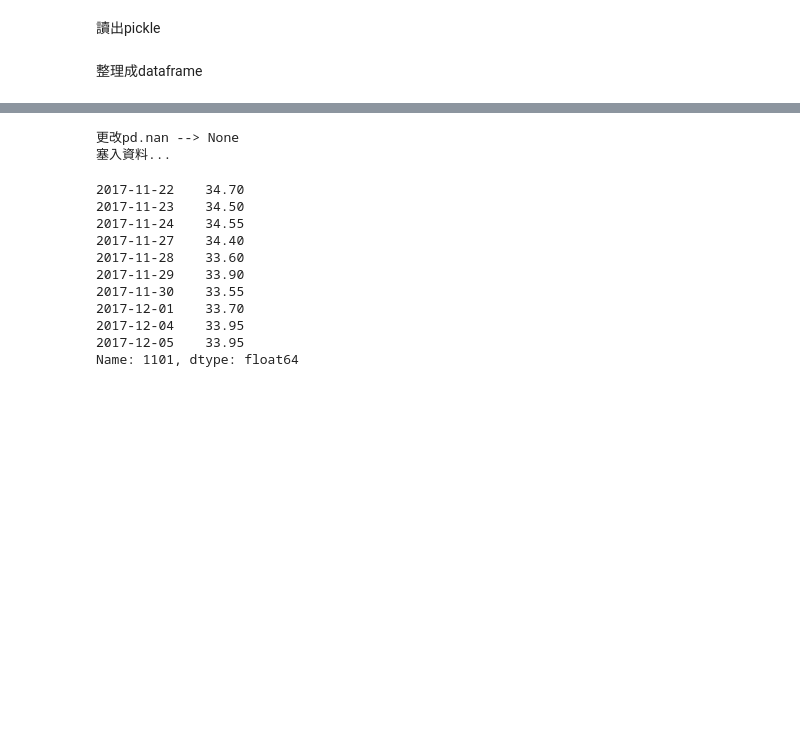
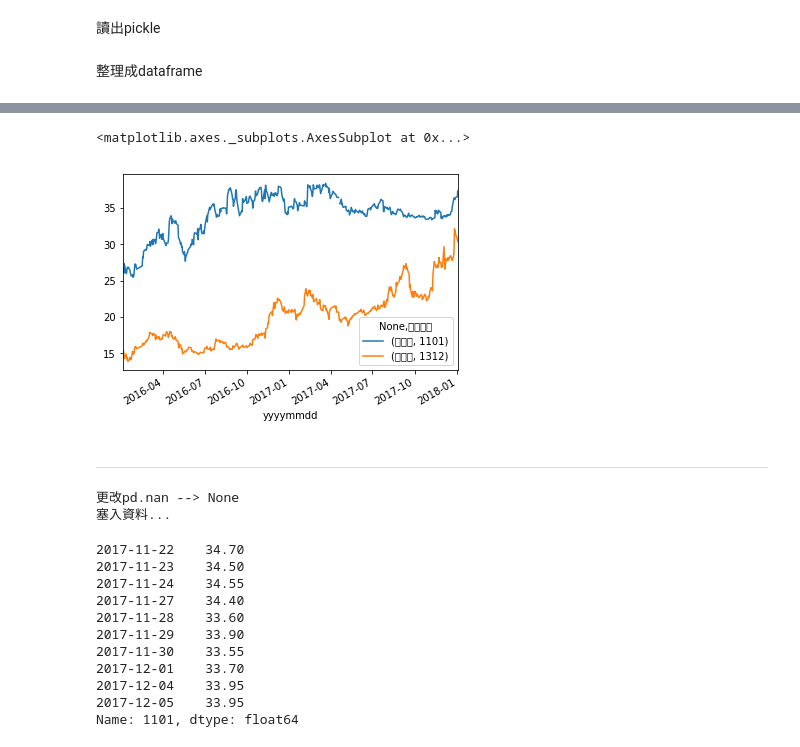
Before and after one commit to ihongChen/StockLab, a Jupyter notebook: twse_analysis.ipynb, the cells around one changed output, grey strips where cells are left out. Saved outputs shown, nothing was run; the diff lists cells and outputs as text; code cells hidden in the pictures; blank space fills up the shorter version.

```diff
--- a/twse_analysis.ipynb
+++ b/twse_analysis.ipynb
@@ -512,0 +481,13 @@ tw1101_price_close.plot()
+# %%
+import sqlite3
+con = sqlite3.connect('tw_stock.db')
+tw_stock = pd.read_sql_query('select * from TPEx_list_daily_price',con)
+# %%
+tw_stock['yyyymmdd'] = pd.to_datetime(tw_stock['yyyymmdd'])
+# %%
+close = tw_stock[['證券代號','收盤價','yyyymmdd']]
+close = close.set_index('yyyymmdd')
+# %%
+ids = ['1312','1101']
+twl_price = close[close['證券代號'].isin(ids)].truncate(after='2016')
+# twl_price.truncate(after='2017')['收盤價'].plot()
@@ -513,3 +505,10 @@ tw1101_price_close.plot()
+# %%
+twl_price.groupby(['yyyymmdd','證券代號']).max().unstack().plot()
+# %% [output]
+<matplotlib.axes._subplots.AxesSubplot at 0x...>
+[figure, added]
+# %% [markdown]
+____
 # %%
 def insertDataFrameToDb(df,con,tablename):
     """
```
Also changed, not shown: parts of 24 cells of this notebook.
